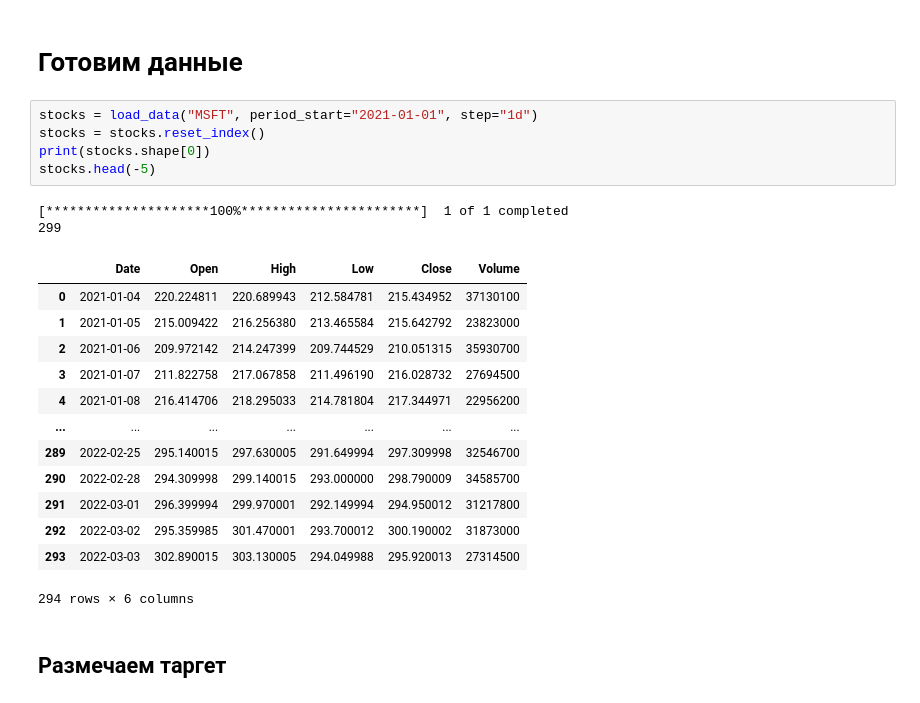
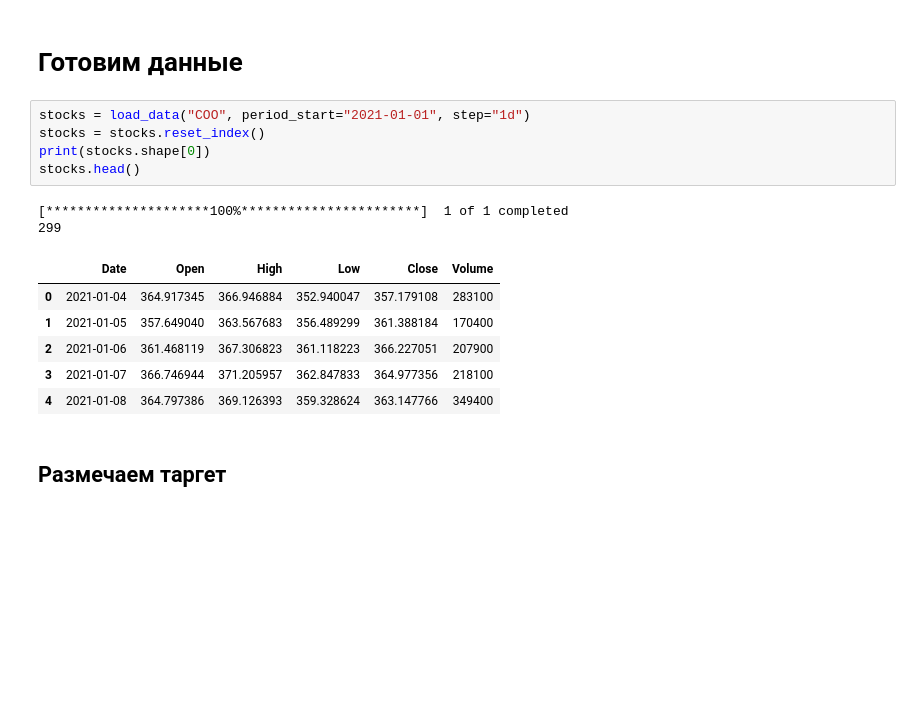
Before and after one commit to Falconwatch/MarketKing, a Jupyter notebook: Support_resistance.ipynb, the cells around one changed output. Drawn from its saved outputs; the diff is of its cells as text; blank space fills up the shorter version.

```diff
--- a/Support_resistance.ipynb
+++ b/Support_resistance.ipynb
@@ -24,26 +24,19 @@ from methods import *
 # %% [markdown]
 # Готовим данные
 # %%
-stocks = load_data("MSFT", period_start="2021-01-01", step="1d")
+stocks = load_data("COO", period_start="2021-01-01", step="1d")
 stocks = stocks.reset_index()
 print(stocks.shape[0])
-stocks.head(-5)
+stocks.head()
 # %% [output]
 [*********************100%***********************]  1 of 1 completed
 299
 |  | Date | Open | High | Low | Close | Volume |
-| 0 | 2021-01-04 | 220.224811 | 220.689943 | 212.584781 | 215.434952 | 37130100 |
-| 1 | 2021-01-05 | 215.009422 | 216.256380 | 213.465584 | 215.642792 | 23823000 |
-| 2 | 2021-01-06 | 209.972142 | 214.247399 | 209.744529 | 210.051315 | 35930700 |
-| 3 | 2021-01-07 | 211.822758 | 217.067858 | 211.496190 | 216.028732 | 27694500 |
-| 4 | 2021-01-08 | 216.414706 | 218.295033 | 214.781804 | 217.344971 | 22956200 |
-| ... | ... | ... | ... | ... | ... | ... |
-| 289 | 2022-02-25 | 295.140015 | 297.630005 | 291.649994 | 297.309998 | 32546700 |
-| 290 | 2022-02-28 | 294.309998 | 299.140015 | 293.000000 | 298.790009 | 34585700 |
-| 291 | 2022-03-01 | 296.399994 | 299.970001 | 292.149994 | 294.950012 | 31217800 |
-| 292 | 2022-03-02 | 295.359985 | 301.470001 | 293.700012 | 300.190002 | 31873000 |
-| 293 | 2022-03-03 | 302.890015 | 303.130005 | 294.049988 | 295.920013 | 27314500 |
+| 0 | 2021-01-04 | 364.917345 | 366.946884 | 352.940047 | 357.179108 | 283100 |
+| 1 | 2021-01-05 | 357.649040 | 363.567683 | 356.489299 | 361.388184 | 170400 |
+| 2 | 2021-01-06 | 361.468119 | 367.306823 | 361.118223 | 366.227051 | 207900 |
+| 3 | 2021-01-07 | 366.746944 | 371.205957 | 362.847833 | 364.977356 | 218100 |
+| 4 | 2021-01-08 | 364.797386 | 369.126393 | 359.328624 | 363.147766 | 349400 |
-294 rows × 6 columns
 # %% [markdown]
 ## Размечаем таргет
 # %%
```
Also changed, not shown: parts of 24 cells of this notebook.
